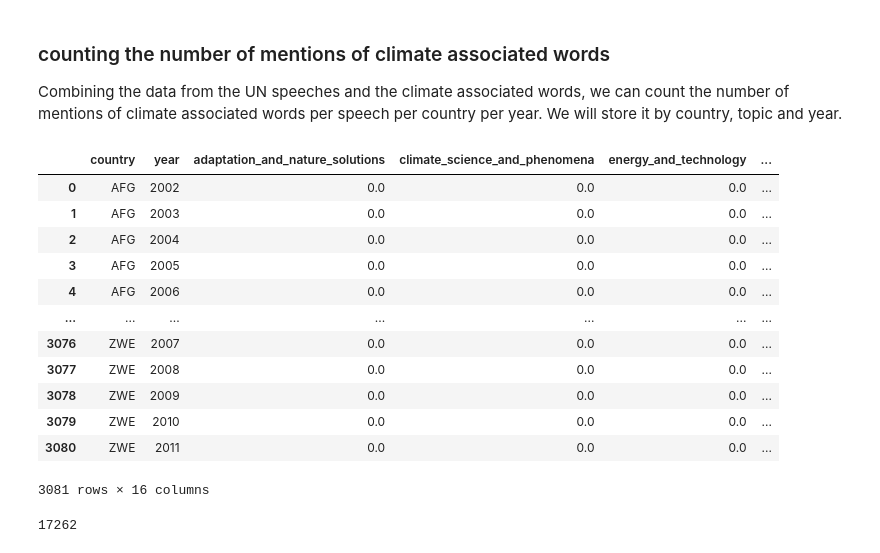
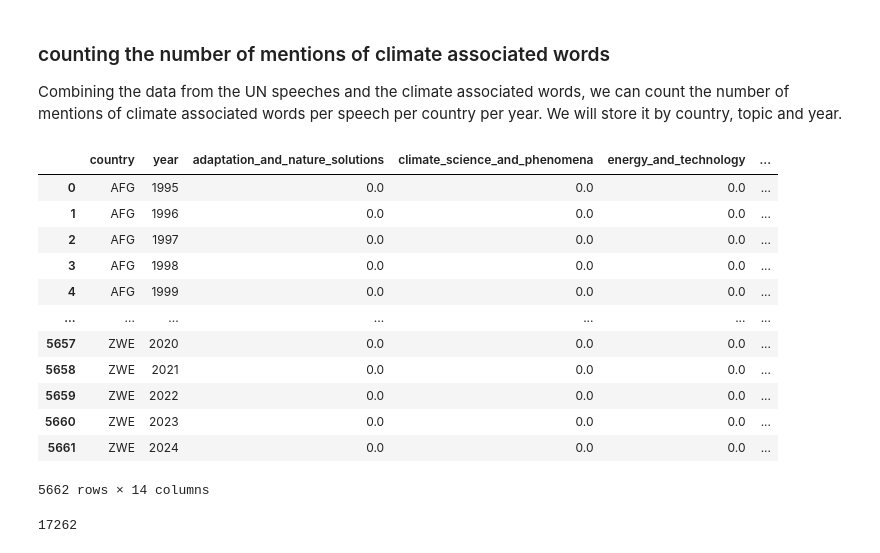
Before and after one commit to jacobgroot/FDS, a Jupyter notebook: exploratory_jacob.ipynb, the cells around one changed output. Saved outputs shown, nothing was run; the diff lists cells and outputs as text; code cells hidden in the pictures.

Commit message:
input data fix

```diff
--- a/exploratory_jacob.ipynb
+++ b/exploratory_jacob.ipynb
@@ -425,40 +443,37 @@ def prepare_climate_renew_data(df_climate_panel, df_renew_wide, lag_years=1, sta
 # %%
-
+import pandas as pd
 # first check if file exists, if not run the function so we do not have to wait hours :)
 try:
     # open csv version
     df_model = pd.read_csv("data/input_model.csv")
 except:
     df_climate_panel = run_unfiltered_climatebert(text_dict=text_data, batch_size=128, max_len=128, use_fp16=True)
     df_keywords = extract_climate_keywords(text=text, climate_words_dict=climate_words_dict)
     df_climate_panel.rename(columns={"climate_sentences": "climate_sentences_BERT", "climate_sentence_ratio": "climate_sentence_ratio_BERT"}, inplace=True)
-    df_climate_panel = pd.merge(df_keywords.reset_index(), df_climate_panel, on=["country", "year"], how="outer").fillna(0)
-    df_climate_panel.to_csv("data/df_climate_panel.csv", index=False)
-    df_panel = prepare_climate_renew_data(df_climate_panel=df_climate_panel, df_renew_wide=renewable_energy, lag_years=10, start_year=1970, end_year=2022)
-    df_model = pd.merge(df_panel, df_gdp_clean[["country", "year", "log_gdp"]], on=["country", "year"], how="inner").dropna(subset=["renew_pct", "log_gdp", "climate_sentence_ratio_BERT"])
-    df_model_mean = df_model.groupby("country")[["climate_sentence_ratio_BERT", "renew_pct", "log_gdp"]].mean().reset_index()
-    df_model_vulnerability = pd.merge(df_model, df_vulnerability_long[["country", "year", "vulnerability_score"]], on=["country", "year"], how="inner")
-    df_model_vulnerability.dropna(subset=["renew_pct", "log_gdp", "climate_sentence_ratio_BERT", "vulnerability_score"], inplace=True)
 
-    df_model_vulnerability.to_csv("data/input_model.csv", index=False)
-    df_model = df_model_vulnerability
+    df_panel = prepare_climate_renew_data(df_climate_panel=df_climate_panel, df_renew_wide=renewable_energy, lag_years=10, start_year=1970, end_year=2025)
+    df_model = pd.merge(df_panel, df_gdp_clean[["country", "year", "log_gdp"]], on=["country", "year"], how="outer")
+    df_vulnerability_long = melt_df(pd.read_csv("data/vulnerability.csv"), id_vars=["ISO3", "Name"], name="vulnerability_score")
 
 
-display(df_model)
+
+    df_model = pd.merge(df_model, df_vulnerability_long[["country", "year", "vulnerability_score"]], on=["country", "year"], how="inner")
+    df_model.to_csv("data/input_model.csv", index=False)
+df_model
 # %% [output]
 |  | country | year | adaptation_and_nature_solutions | climate_science_and_phenomena | energy_and_technology | ... |
-| 0 | AFG | 2002 | 0.0 | 0.0 | 0.0 | ... |
-| 1 | AFG | 2003 | 0.0 | 0.0 | 0.0 | ... |
-| 2 | AFG | 2004 | 0.0 | 0.0 | 0.0 | ... |
-| 3 | AFG | 2005 | 0.0 | 0.0 | 0.0 | ... |
-| 4 | AFG | 2006 | 0.0 | 0.0 | 0.0 | ... |
+| 0 | AFG | 1995 | 0.0 | 0.0 | 0.0 | ... |
+| 1 | AFG | 1996 | 0.0 | 0.0 | 0.0 | ... |
+| 2 | AFG | 1997 | 0.0 | 0.0 | 0.0 | ... |
+| 3 | AFG | 1998 | 0.0 | 0.0 | 0.0 | ... |
+| 4 | AFG | 1999 | 0.0 | 0.0 | 0.0 | ... |
 | ... | ... | ... | ... | ... | ... | ... |
-| 3076 | ZWE | 2007 | 0.0 | 0.0 | 0.0 | ... |
-| 3077 | ZWE | 2008 | 0.0 | 0.0 | 0.0 | ... |
-| 3078 | ZWE | 2009 | 0.0 | 0.0 | 0.0 | ... |
-| 3079 | ZWE | 2010 | 0.0 | 0.0 | 0.0 | ... |
-| 3080 | ZWE | 2011 | 0.0 | 0.0 | 0.0 | ... |
+| 5657 | ZWE | 2020 | 0.0 | 0.0 | 0.0 | ... |
+| 5658 | ZWE | 2021 | 0.0 | 0.0 | 0.0 | ... |
+| 5659 | ZWE | 2022 | 0.0 | 0.0 | 0.0 | ... |
+| 5660 | ZWE | 2023 | 0.0 | 0.0 | 0.0 | ... |
+| 5661 | ZWE | 2024 | 0.0 | 0.0 | 0.0 | ... |
-3081 rows × 16 columns
+5662 rows × 14 columns
 # %%
 # %% [output]
 17262
```
Also changed, not shown: parts of 1 cell of this notebook.
